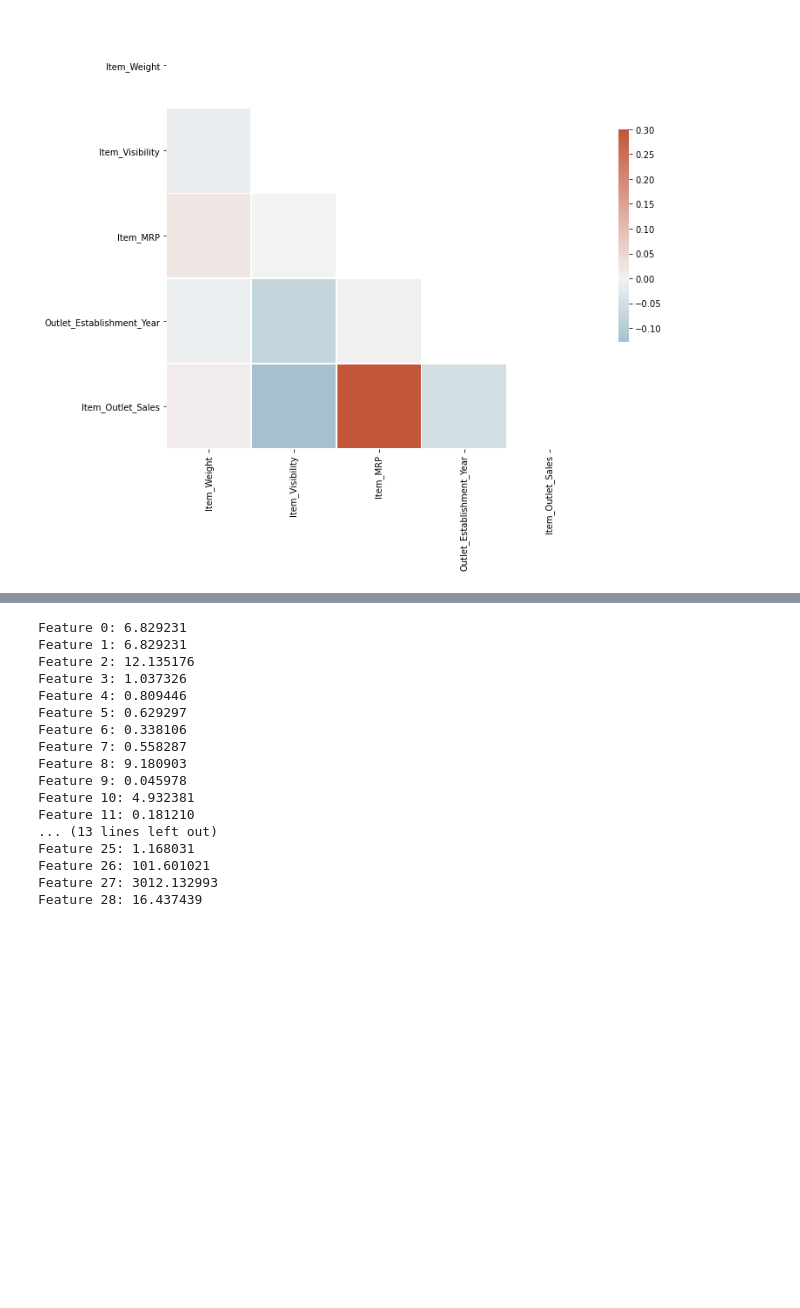
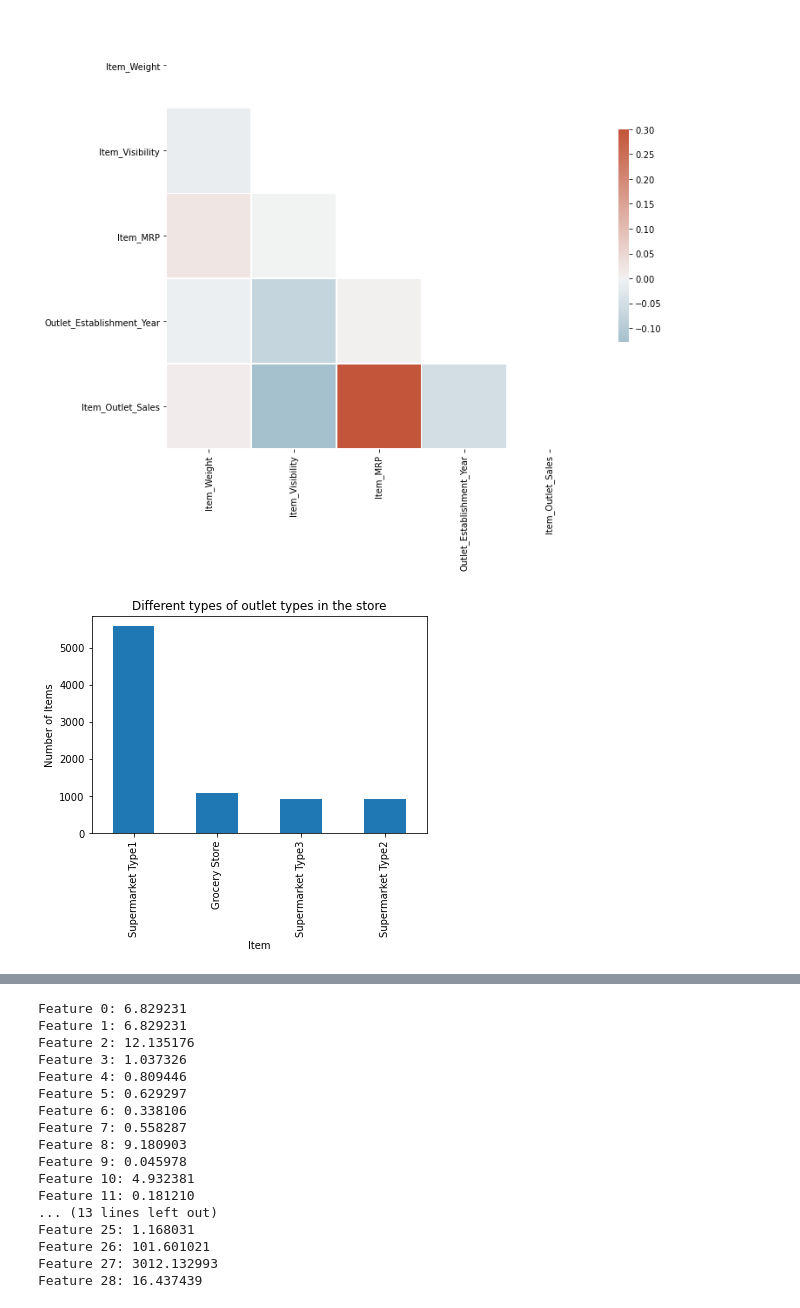
Before and after one commit to OsamahNeamah/Big-Mart, a Jupyter notebook: Big Mart Prediction.ipynb, the cells around one changed output, grey strips where cells are left out. Saved outputs shown, nothing was run; the diff lists cells and outputs as text; code cells hidden in the pictures; blank space fills up the shorter version.

```diff
--- a/Big Mart Prediction.ipynb
+++ b/Big Mart Prediction.ipynb
@@ -326,3 +326,14 @@ sns.heatmap(corr, mask=mask, cmap=cmap, vmax=.3, center=0,
 from sklearn.preprocessing import RobustScaler
 scaler = RobustScaler()
 X_new = scaler.fit_transform(X_new)
+# %%
+# we will analyze only the training set
+
+X['Outlet_Type'].value_counts(normalize = True)
+X['Outlet_Type'].value_counts().plot.bar()
+plt.title('Different types of outlet types in the store')
+plt.xlabel('Item')
+plt.ylabel('Number of Items')
+plt.show()
+# %% [output]
+[figure, added]
```
Also changed, not shown: parts of 5 cells of this notebook.
